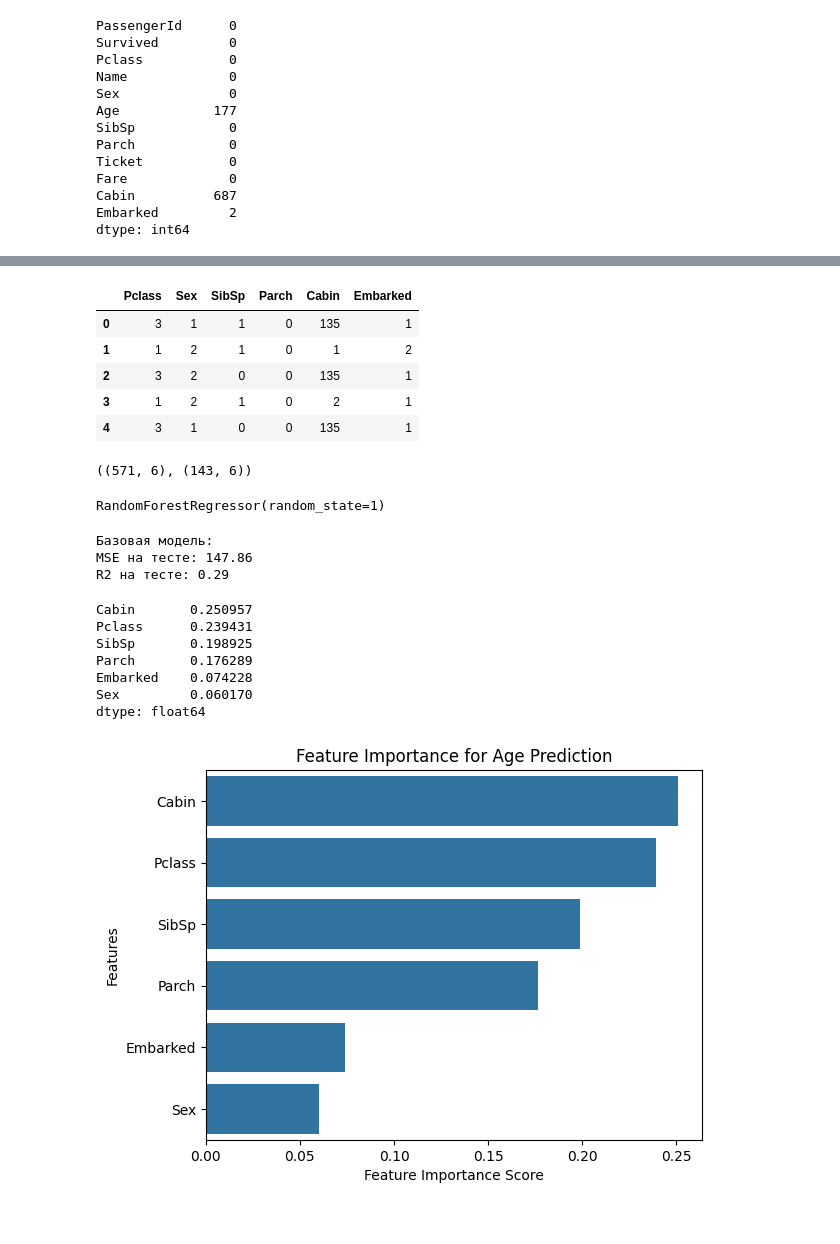
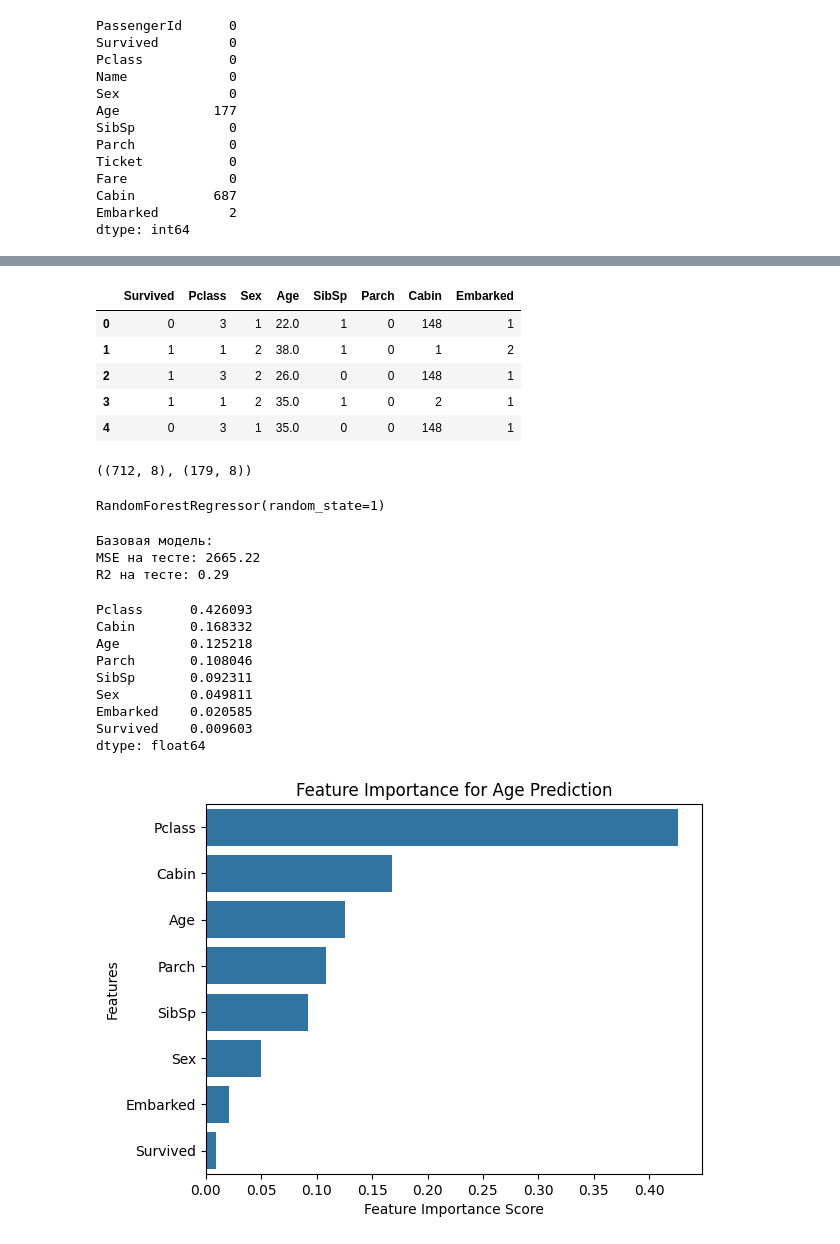
Before and after one commit to PGV1000/data_mining, a Jupyter notebook: Медведев_ПР_№5_Random_forest.ipynb, the cells around one changed output, grey strips where cells are left out. Saved outputs shown, nothing was run; the diff lists cells and outputs as text; code cells hidden in the pictures.

```diff
--- a/Медведев_ПР_№5_Random_forest.ipynb
+++ b/Медведев_ПР_№5_Random_forest.ipynb
@@ -440,6 +445,6 @@ df_reg.shape
 # %%
 # В качестве целевой переменной возьмём Age (регрессия)
-y = df_reg['Age']
-X = df_reg.drop(['Age', 'Name', 'PassengerId', 'Ticket', 'Fare', 'Survived'], axis=1)
+y2 = df2['Fare']
+x2 = df2.drop(['Name', 'PassengerId', 'Ticket', 'Fare'], axis=1)
 # %%
 # Посмотрим на типы данных
@@ -457,54 +464,56 @@ dtype: object
 # Категориальные признаки: Sex, Cabin, Embarked, Pclass (хотя Pclass - числовой, это категориальный признак категорий классов)
 # Проведём кодирование:
 encoder = ce.OrdinalEncoder(cols=['Sex','Cabin','Embarked'])
-X = encoder.fit_transform(X)
-X.head()
+x2 = encoder.fit_transform(x2)
+x2.head()
 # %% [output]
-|  | Pclass | Sex | SibSp | Parch | Cabin | Embarked |
-| 0 | 3 | 1 | 1 | 0 | 135 | 1 |
-| 1 | 1 | 2 | 1 | 0 | 1 | 2 |
-| 2 | 3 | 2 | 0 | 0 | 135 | 1 |
-| 3 | 1 | 2 | 1 | 0 | 2 | 1 |
-| 4 | 3 | 1 | 0 | 0 | 135 | 1 |
+|  | Survived | Pclass | Sex | Age | SibSp | Parch | Cabin | Embarked |
+| 0 | 0 | 3 | 1 | 22.0 | 1 | 0 | 148 | 1 |
+| 1 | 1 | 1 | 2 | 38.0 | 1 | 0 | 1 | 2 |
+| 2 | 1 | 3 | 2 | 26.0 | 0 | 0 | 148 | 1 |
+| 3 | 1 | 1 | 2 | 35.0 | 1 | 0 | 2 | 1 |
+| 4 | 0 | 3 | 1 | 35.0 | 0 | 0 | 148 | 1 |
 # %%
 # Разделим данные на обучение и тест
-x_train, x_test, y_train, y_test = train_test_split(X, y, test_size=0.2, random_state=1)
-x_train.shape, x_test.shape
+x2_train, x2_test, y2_train, y2_test = train_test_split(x2, y2, test_size=0.2, random_state=1)
+x2_train.shape, x2_test.shape
 # %% [output]
-((571, 6), (143, 6))
+((712, 8), (179, 8))
 # %%
 # Обучим базовую модель
-rf = RandomForestRegressor(random_state=1)
-rf.fit(x_train, y_train)
+rfr = RandomForestRegressor(random_state=1)
+rfr.fit(x2_train, y2_train)
 # %% [output]
 RandomForestRegressor(random_state=1)
 # %%
 # Оценим качество предсказания
-y_pred = rf.predict(x_test)
-mse_test = mean_squared_error(y_test, y_pred)
-r2_test = r2_score(y_test, y_pred)
+y2_pred = rfr.predict(x2_test)
+mse_test = mean_squared_error(y2_test, y2_pred)
+r2_test = r2_score(y2_test, y2_pred)
 print(f"Базовая модель:\nMSE на тесте: {mse_test:.2f}\nR2 на тесте: {r2_test:.2f}")
 # %% [output]
 Базовая модель:
-MSE на тесте: 147.86
+MSE на тесте: 2665.22
 R2 на тесте: 0.29
 # %%
 # Посмотрим на важность признаков
-feature_scores = pd.Series(rf.feature_importances_, index=x_train.columns).sort_values(ascending=False)
+feature_scores = pd.Series(rfr.feature_importances_, index=x2_train.columns).sort_values(ascending=False)
 print(feature_scores)
 sns.barplot(x=feature_scores, y=feature_scores.index)
 plt.xlabel('Feature Importance Score')
 plt.ylabel('Features')
 plt.title("Feature Importance for Age Prediction")
 plt.show()
 # %% [output]
-Cabin       0.250957
-Pclass      0.239431
-SibSp       0.198925
-Parch       0.176289
-Embarked    0.074228
-Sex         0.060170
+Pclass      0.426093
+Cabin       0.168332
+Age         0.125218
+Parch       0.108046
+SibSp       0.092311
+Sex         0.049811
+Embarked    0.020585
+Survived    0.009603
 dtype: float64
-[figure, old version]
+[figure, new version]
 # %%
 # Подбор гиперпараметров RandomizedSearchCV
```
Also changed, not shown: parts of 37 cells of this notebook.
